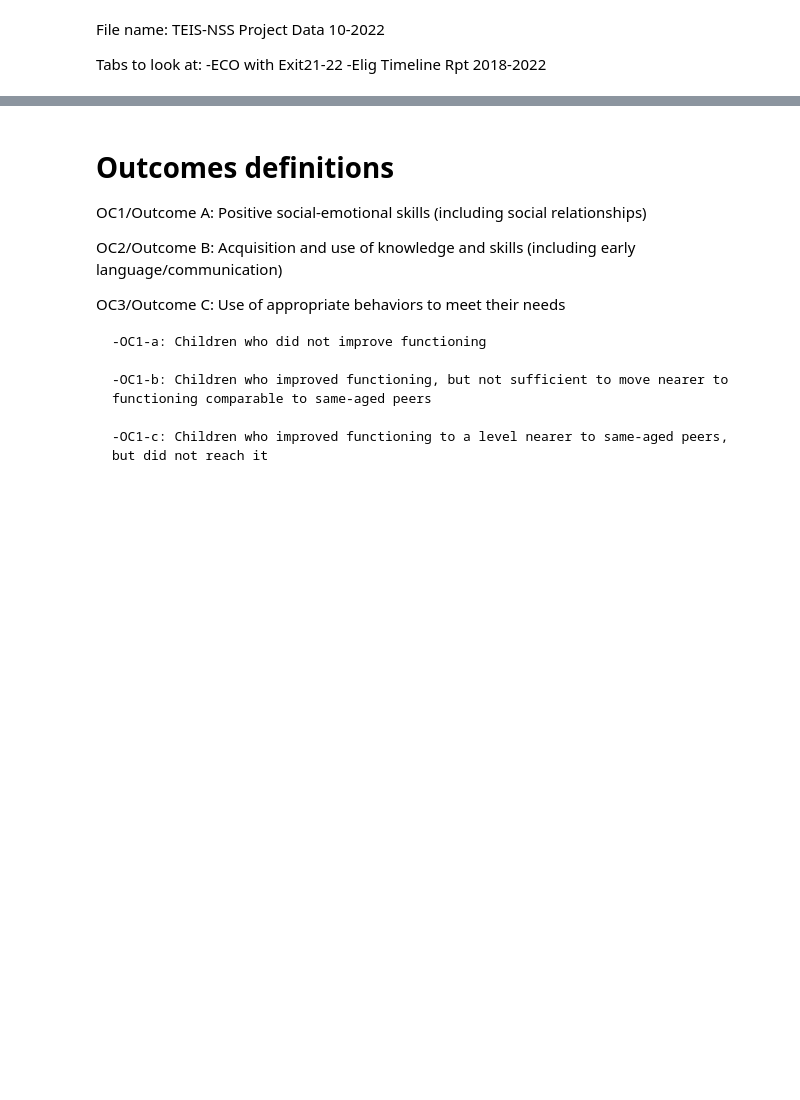
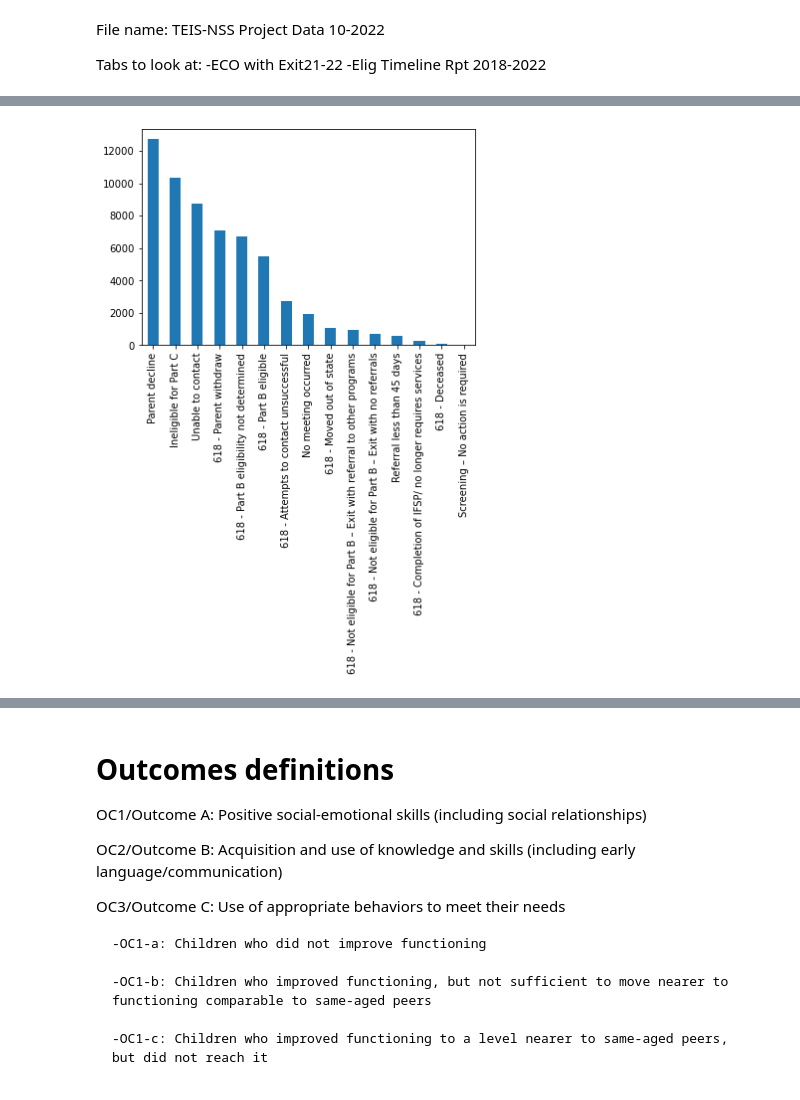
Before and after one commit to NSS-Data-Analytics-Cohort-7/didd-kha-keys-shorts, a Jupyter notebook: Notebooks/rwpartnerprojectEDA.ipynb, the cells around one changed output, grey strips where cells are left out. Drawn from its saved outputs; the diff is of its cells as text; code cells hidden in the pictures; blank space fills up the shorter version.

```diff
--- a/Notebooks/rwpartnerprojectEDA.ipynb
+++ b/Notebooks/rwpartnerprojectEDA.ipynb
@@ -19,0 +181,4 @@ timeline_df
+# %%
+timeline_df['Exit Reason'].value_counts().plot(kind = 'bar');
+# %% [output]
+[figure, added]
```
Also changed, not shown: parts of 36 cells of this notebook.
